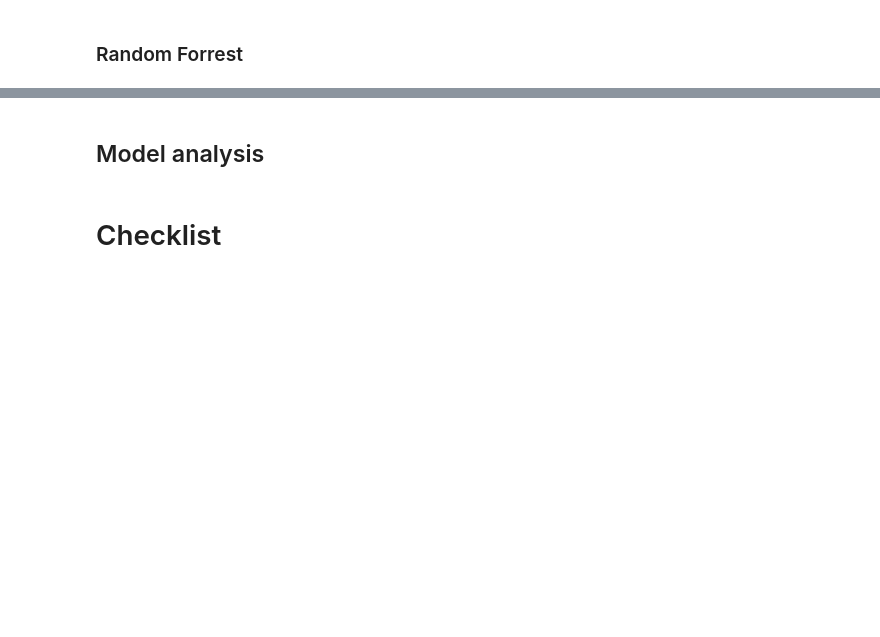
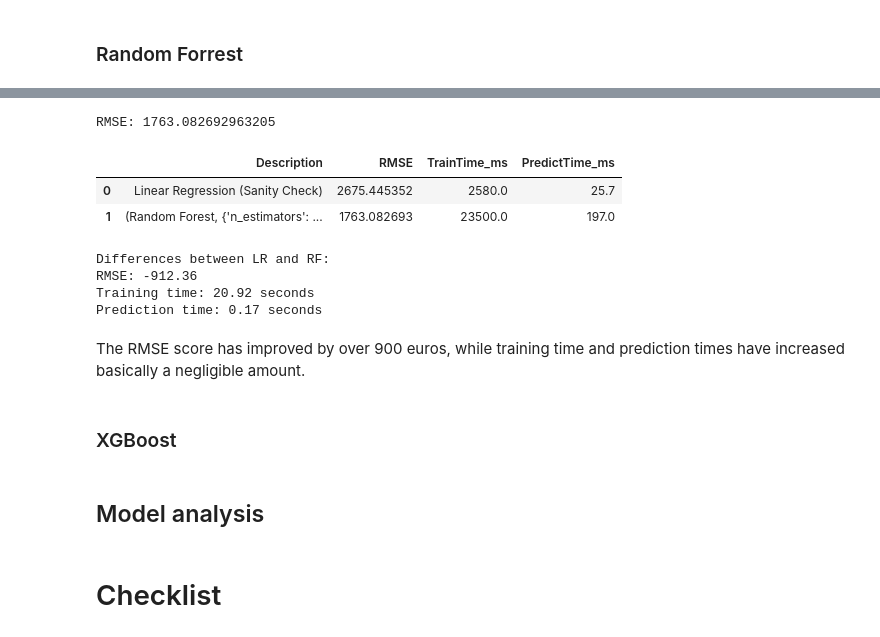
Before and after one commit to IMMontoya/predicting_used_car_market_values_with_machine_learning, a Jupyter notebook: notebook.ipynb, the cells around one changed output, grey strips where cells are left out. Cells and saved outputs as stored; diff of their text form; code cells hidden in the pictures; blank space fills up the shorter version.

```diff
--- a/notebook.ipynb
+++ b/notebook.ipynb
@@ -937,0 +947,9 @@ Best parameters: {'n_estimators': 16, 'min_samples_split': 6, 'min_samples_leaf'
+# %%
+# Save the training time
+train_time = 23.5 * 1000 # in ms
+
+# This is reflective of my local machine, the time will vary depending on the machine
+# %%
+%%time
+# Get predictions on the validation data
+predictions = model.predict(X_encoded_valid)
@@ -938,3 +959,37 @@ Best parameters: {'n_estimators': 16, 'min_samples_split': 6, 'min_samples_leaf'
+# %%
+# Save the prediction time
+predict_time = 197
+
+# This is reflective of my local machine, the time will vary depending on the machine
+# %%
+# Calculate the RMSE
+rmse = mean_squared_error(y_encoded_valid, predictions, squared=False)
+print(f"RMSE: {rmse}")
+# %% [output]
+RMSE: 1763.082692963205
+# %%
+# Save the results to the results_df
+results_df = pd.concat([results_df, pd.DataFrame([[('Random Forest', best_params), rmse, train_time, predict_time]], columns=results_df.columns)], ignore_index=True)
+
+display(results_df)
+# %% [output]
+|  | Description | RMSE | TrainTime_ms | PredictTime_ms |
+| 0 | Linear Regression (Sanity Check) | 2675.445352 | 2580.0 | 25.7 |
+| 1 | (Random Forest, {'n_estimators': ... | 1763.082693 | 23500.0 | 197.0 |
+# %%
+print("Differences between LR and RF:")
+print(f"RMSE: {results_df['RMSE'][1] - results_df['RMSE'][0]:.2f}")
+print(f"Training time: {(results_df['TrainTime_ms'][1] - results_df['TrainTime_ms'][0]) / 1000:.2f} seconds")
+print(f"Prediction time: {(results_df['PredictTime_ms'][1] - results_df['PredictTime_ms'][0]) / 1000:.2f} seconds")
+# %% [output]
+Differences between LR and RF:
+RMSE: -912.36
+Training time: 20.92 seconds
+Prediction time: 0.17 seconds
+# %% [markdown]
+The RMSE score has improved by over 900 euros, while training time and prediction times have increased basically a negligible amount.
+# %% [markdown]
+### XGBoost
 # %% [markdown]
 ## Model analysis
 # %% [markdown]
```
Also changed, not shown: parts of 38 cells of this notebook.
